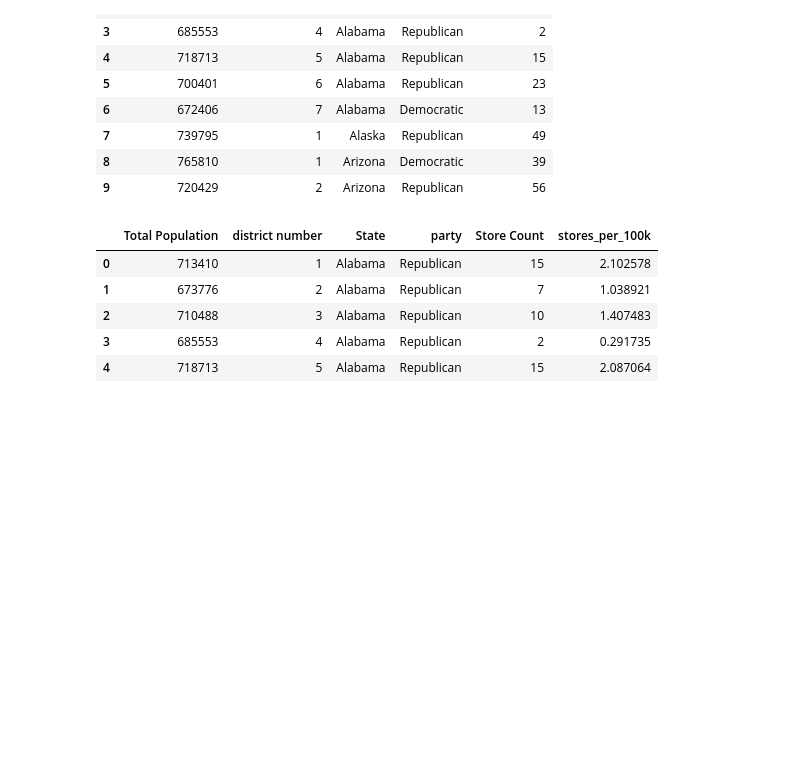
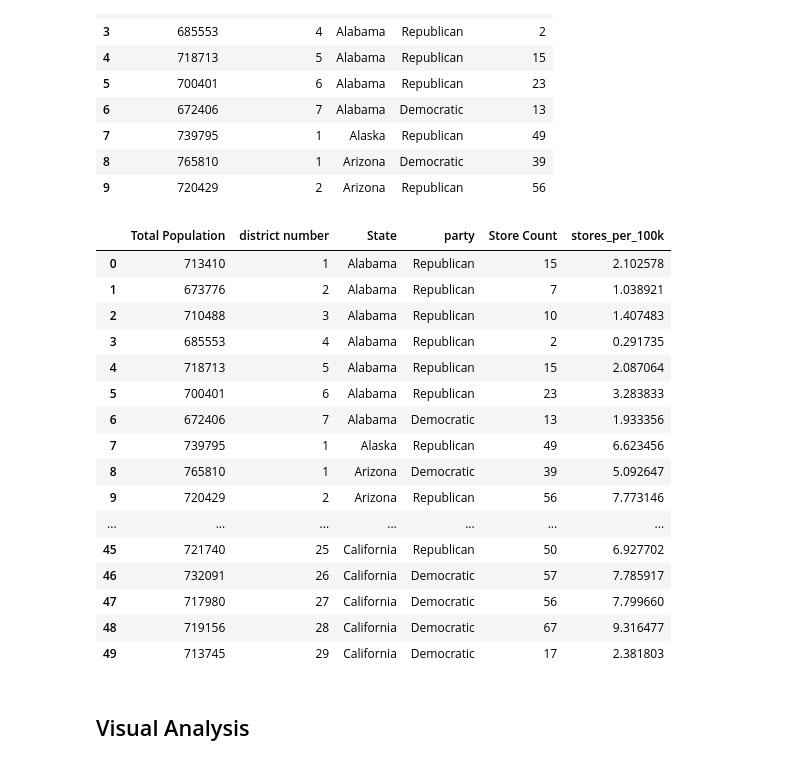
Before and after one commit to evroth/331-repo-demo, a Jupyter notebook: Congressional_Analysis.ipynb, the cells around one changed output. Cells and saved outputs as stored; diff of their text form; code cells hidden in the pictures; blank space fills up the shorter version.

```diff
--- a/Congressional_Analysis.ipynb
+++ b/Congressional_Analysis.ipynb
@@ -269,7 +270,7 @@ party_df
 444 rows × 4 columns
 # %%
 party_df = party_df.rename(columns={'state_label': 'State', 'district': 'district number'})
-#party_df = party_df.drop(columns=['rep_sen'])
+party_df = party_df.drop(columns=['rep_sen'])
 party_df = party_df.astype({'district number':'int'})
 party_df['district number'] = party_df['district number'].replace(0,1)
 party_df.head()
@@ -301,11 +302,24 @@ combined_df.head(10)
 | 9 | 720429 | 2 | Arizona | Republican | 56 |
 # %%
 combined_df['stores_per_100k'] = 100000*(combined_df['Store Count'] / combined_df['Total Population'])
-combined_df.head()
+combined_df.head(50)
 # %% [output]
 |  | Total Population | district number | State | party | Store Count | stores_per_100k |
 | 0 | 713410 | 1 | Alabama | Republican | 15 | 2.102578 |
 | 1 | 673776 | 2 | Alabama | Republican | 7 | 1.038921 |
 | 2 | 710488 | 3 | Alabama | Republican | 10 | 1.407483 |
 | 3 | 685553 | 4 | Alabama | Republican | 2 | 0.291735 |
 | 4 | 718713 | 5 | Alabama | Republican | 15 | 2.087064 |
+| 5 | 700401 | 6 | Alabama | Republican | 23 | 3.283833 |
+| 6 | 672406 | 7 | Alabama | Democratic | 13 | 1.933356 |
+| 7 | 739795 | 1 | Alaska | Republican | 49 | 6.623456 |
+| 8 | 765810 | 1 | Arizona | Democratic | 39 | 5.092647 |
+| 9 | 720429 | 2 | Arizona | Republican | 56 | 7.773146 |
+| ... | ... | ... | ... | ... | ... | ... |
+| 45 | 721740 | 25 | California | Republican | 50 | 6.927702 |
+| 46 | 732091 | 26 | California | Democratic | 57 | 7.785917 |
+| 47 | 717980 | 27 | California | Democratic | 56 | 7.799660 |
+| 48 | 719156 | 28 | California | Democratic | 67 | 9.316477 |
+| 49 | 713745 | 29 | California | Democratic | 17 | 2.381803 |
+# %% [markdown]
+## Visual Analysis
```
Also changed, not shown: parts of 1 cell of this notebook.
